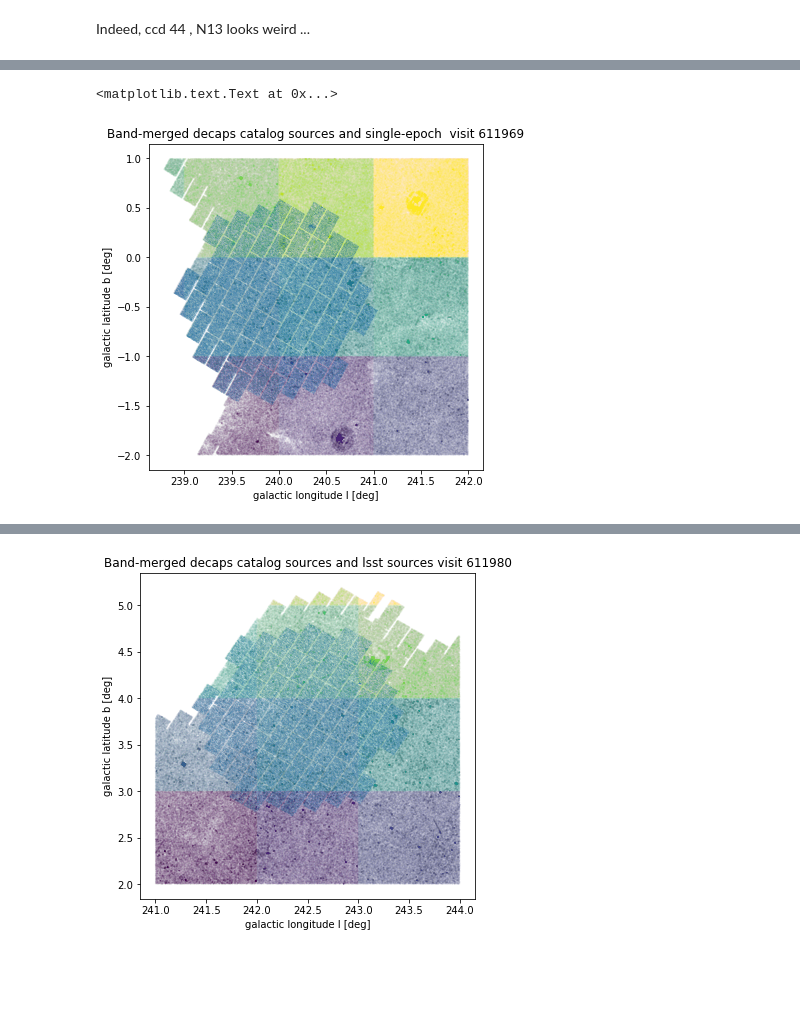
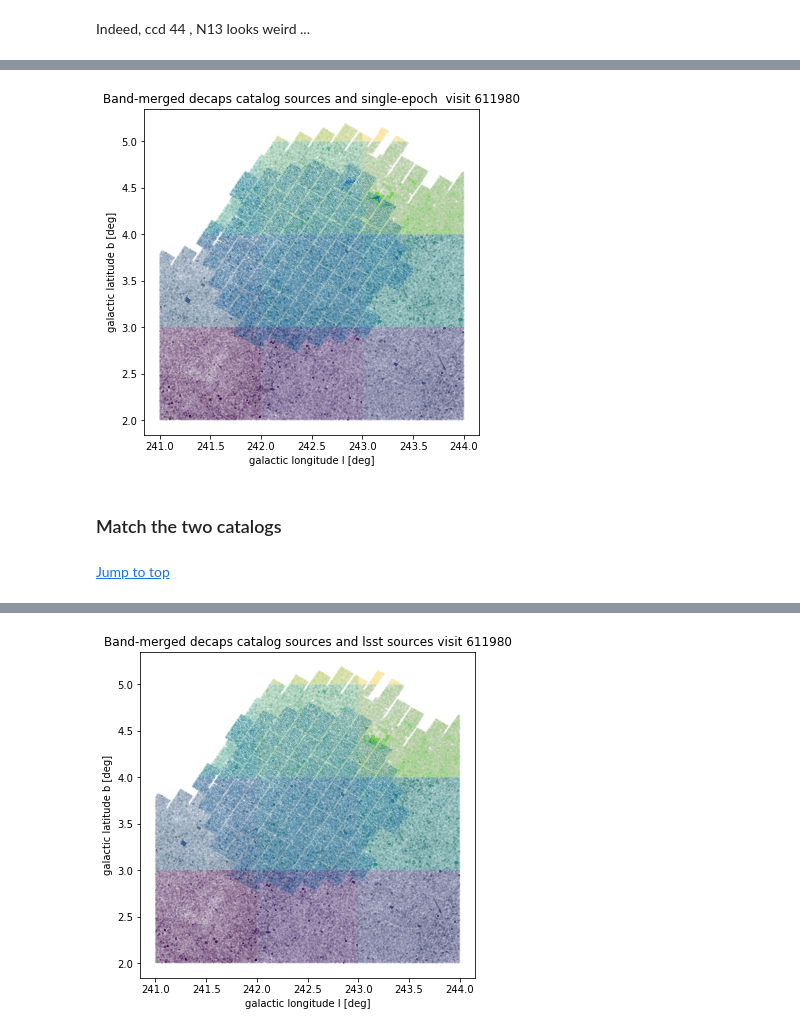
Before and after one commit to suberlak/crowded_fields, a Jupyter notebook: code/Decaps_LSST_pipeline.ipynb, the cells around one changed output, grey strips where cells are left out. Saved outputs shown, nothing was run; the diff lists cells and outputs as text; code cells hidden in the pictures; blank space fills up the shorter version.

```diff
--- a/code/Decaps_LSST_pipeline.ipynb
+++ b/code/Decaps_LSST_pipeline.ipynb
@@ -939,0 +1568,36 @@ good_catalogs
+# %%
+# First use the stacked catalogs - taking all ccd sources from lsst,
+# and then from decaps, and matching
+
+# Already done above, that was very simple.
+# Now use the multi-band tiled catalogs per density ...
+
+# Combine that so that we grab  all lsst sources from all ccd's ,
+# and all decals sources from all ccd's, to improve statistics ...
+
+#def process_src_ccd(outDir, visit, i):
+
+
+# Initialize storage AstroPy tables :
+arr = {'decaps_mag':[],'ra':[],'dec':[]}
+ccd_decaps_stack = Table(arr, names = ('decaps_mag', 'ra', 'dec'),
+                        dtype = ('f8', 'f8', 'f8'))
+
+# loop over all ccds adding to stacks...
+for ccdnum in catalog_decaps_pos.keys():
+    # Display mapping information
+    print('  * ccd number %d ' % ccdnum)
+    #print('  * ccd name is %s'% ccd_name_dict[ccdnum])
+    #print('  * position in  decaps hdu  is %d'%catalog_decaps_pos[ccdnum])
+
+    # read in decaps single-epoch catalog for that ccd...
+    ccd_decaps_cat =  Table(decaps_hdu[catalog_decaps_pos[ccdnum]].data)
+
+    # convert the fluxes to magnitudes
+    ccd_decaps_cat['decaps_mag'] = -2.5 * np.log10(ccd_decaps_cat['flux'].data) + decaps_zeropoint
+
+    # keep only the relevant info
+    ccd_decaps = ccd_decaps_cat[['decaps_mag','ra','dec']]
+    ccd_decaps_stack = vstack([ccd_decaps_stack, ccd_decaps])
+
+print('Done')
@@ -1014,23 +1724,22 @@ Added 182531 sources from decam_flux_l241.5b0.5.fits
 # %%
 # plot the ra,dec of all decaps single-band sources and all decaps  band-merged tiles
 # to ensure that we are covering the entire desired region ..
 
-single_coord = SkyCoord(ra = ccd_decaps_stack['ra']*u.degree,
-                       dec= ccd_decaps_stack['dec']*u.degree)
 
-band_coord = SkyCoord(ra = decaps_stack['ra'].data * u.degree,
-                       dec = decaps_stack['dec'].data*u.degree )
 %matplotlib inline
 fig,ax = plt.subplots(1,1,figsize=(6,6))
 
 ax.scatter(band_coord.galactic.l.degree, band_coord.galactic.b.degree, s=0.0001,
            c = decaps_stack['flag_tile'])
 ax.scatter(single_coord.galactic.l.degree, single_coord.galactic.b.degree, s = 0.0001)
 ax.set_xlabel('galactic longitude l [deg]')
 ax.set_ylabel('galactic latitude b [deg]')
 ax.set_title('Band-merged decaps catalog sources and single-epoch  visit '+str(visit))
-#plt.savefig('../data_products/decaps_lsst_compare/611980/'+\
-#            'band_merged_and_single-epoch.png')
+plt.savefig('../data_products/decaps_lsst_compare/611980/'+\
+            'band_merged_and_single-epoch.png')
 # %% [output]
-<matplotlib.text.Text at 0x...>
-[figure, old version]
+[figure, new version]
+# %% [markdown]
+### Match the two catalogs <a id='match_catalogs'></a>
+# %% [markdown]
+[Jump to top](#toc)
```
Also changed, not shown: parts of 103 cells of this notebook.
